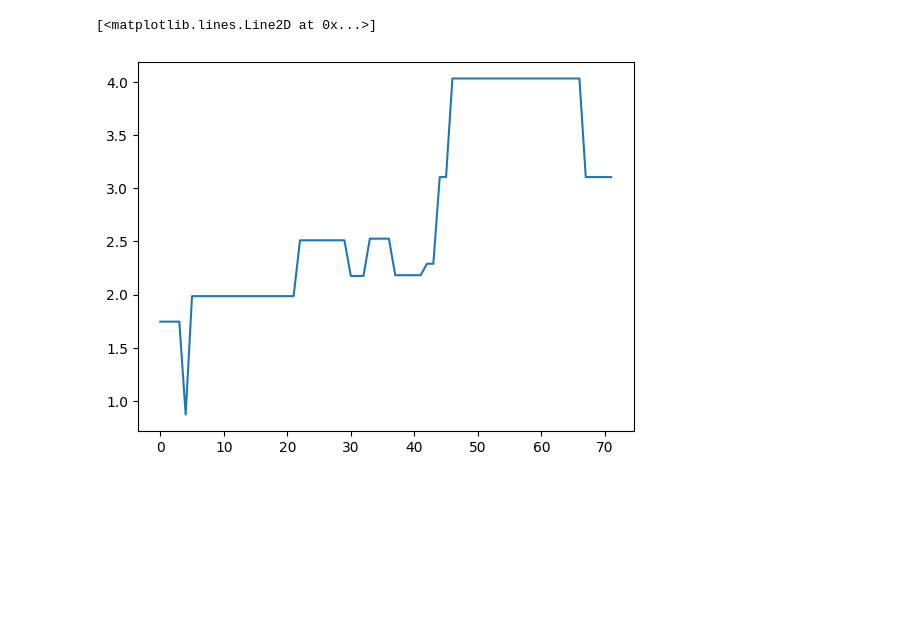
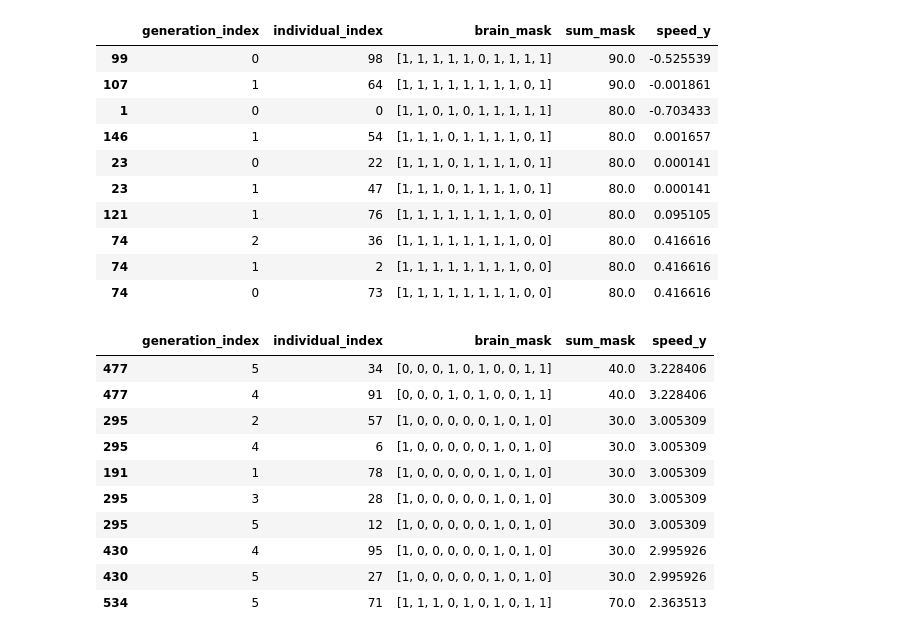
Before and after one commit to bobykhani/revolve2, a Jupyter notebook: experiments/optimize_modular_v2/analysis_v3.ipynb, the cells around one changed output. Saved outputs shown, nothing was run; the diff lists cells and outputs as text; code cells hidden in the pictures; blank space fills up the shorter version.

```diff
--- a/experiments/optimize_modular_v2/analysis_v3.ipynb
+++ b/experiments/optimize_modular_v2/analysis_v3.ipynb
@@ -104,6 +112,28 @@ for i in cols:
-# %%
-plot_data = full[['generation_index','value']].groupby(['generation_index']).max()
-plt.plot(plot_data.index,plot_data['value'])
-# %% [output]
-[<matplotlib.lines.Line2D at 0x...>]
-[figure, removed]
+# %%
+full[["generation_index","individual_index","brain_mask","sum_mask","speed_y"]].sort_values(by=['sum_mask'],ascending=False).head(10)
+# %% [output]
+|  | generation_index | individual_index | brain_mask | sum_mask | speed_y |
+| 99 | 0 | 98 | [1, 1, 1, 1, 1, 0, 1, 1, 1, 1] | 90.0 | -0.525539 |
+| 107 | 1 | 64 | [1, 1, 1, 1, 1, 1, 1, 1, 0, 1] | 90.0 | -0.001861 |
+| 1 | 0 | 0 | [1, 1, 0, 1, 0, 1, 1, 1, 1, 1] | 80.0 | -0.703433 |
+| 146 | 1 | 54 | [1, 1, 1, 0, 1, 1, 1, 1, 0, 1] | 80.0 | 0.001657 |
+| 23 | 0 | 22 | [1, 1, 1, 0, 1, 1, 1, 1, 0, 1] | 80.0 | 0.000141 |
+| 23 | 1 | 47 | [1, 1, 1, 0, 1, 1, 1, 1, 0, 1] | 80.0 | 0.000141 |
+| 121 | 1 | 76 | [1, 1, 1, 1, 1, 1, 1, 1, 0, 0] | 80.0 | 0.095105 |
+| 74 | 2 | 36 | [1, 1, 1, 1, 1, 1, 1, 1, 0, 0] | 80.0 | 0.416616 |
+| 74 | 1 | 2 | [1, 1, 1, 1, 1, 1, 1, 1, 0, 0] | 80.0 | 0.416616 |
+| 74 | 0 | 73 | [1, 1, 1, 1, 1, 1, 1, 1, 0, 0] | 80.0 | 0.416616 |
+# %%
+full[["generation_index","individual_index","brain_mask","sum_mask","speed_y"]].sort_values(by=['speed_y'],ascending=False).head(10)
+# %% [output]
+|  | generation_index | individual_index | brain_mask | sum_mask | speed_y |
+| 477 | 5 | 34 | [0, 0, 0, 1, 0, 1, 0, 0, 1, 1] | 40.0 | 3.228406 |
+| 477 | 4 | 91 | [0, 0, 0, 1, 0, 1, 0, 0, 1, 1] | 40.0 | 3.228406 |
+| 295 | 2 | 57 | [1, 0, 0, 0, 0, 0, 1, 0, 1, 0] | 30.0 | 3.005309 |
+| 295 | 4 | 6 | [1, 0, 0, 0, 0, 0, 1, 0, 1, 0] | 30.0 | 3.005309 |
+| 191 | 1 | 78 | [1, 0, 0, 0, 0, 0, 1, 0, 1, 0] | 30.0 | 3.005309 |
+| 295 | 3 | 28 | [1, 0, 0, 0, 0, 0, 1, 0, 1, 0] | 30.0 | 3.005309 |
+| 295 | 5 | 12 | [1, 0, 0, 0, 0, 0, 1, 0, 1, 0] | 30.0 | 3.005309 |
+| 430 | 4 | 95 | [1, 0, 0, 0, 0, 0, 1, 0, 1, 0] | 30.0 | 2.995926 |
+| 430 | 5 | 27 | [1, 0, 0, 0, 0, 0, 1, 0, 1, 0] | 30.0 | 2.995926 |
+| 534 | 5 | 71 | [1, 1, 1, 0, 1, 0, 1, 0, 1, 1] | 70.0 | 2.363513 |
```
Also changed, not shown: parts of 6 cells of this notebook, 9 other files.
